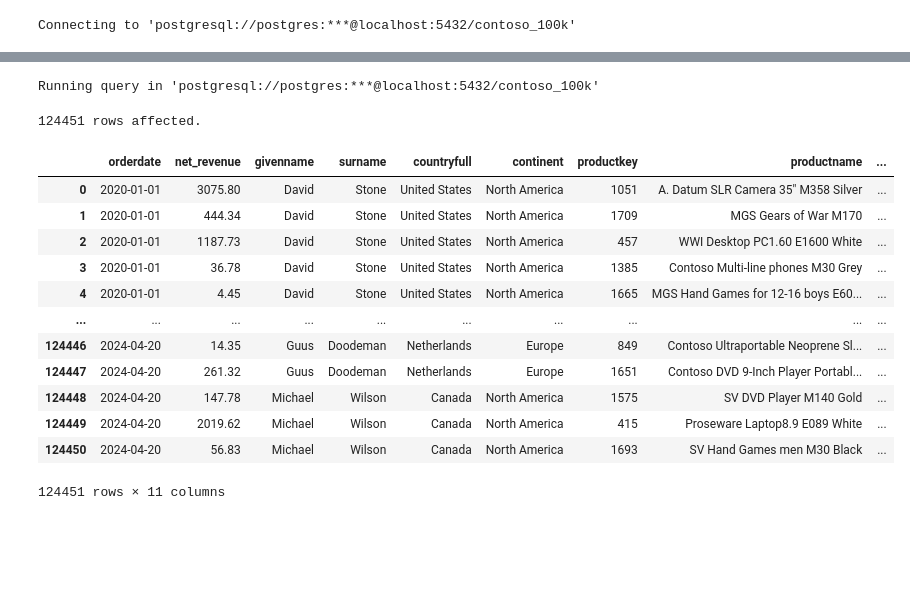
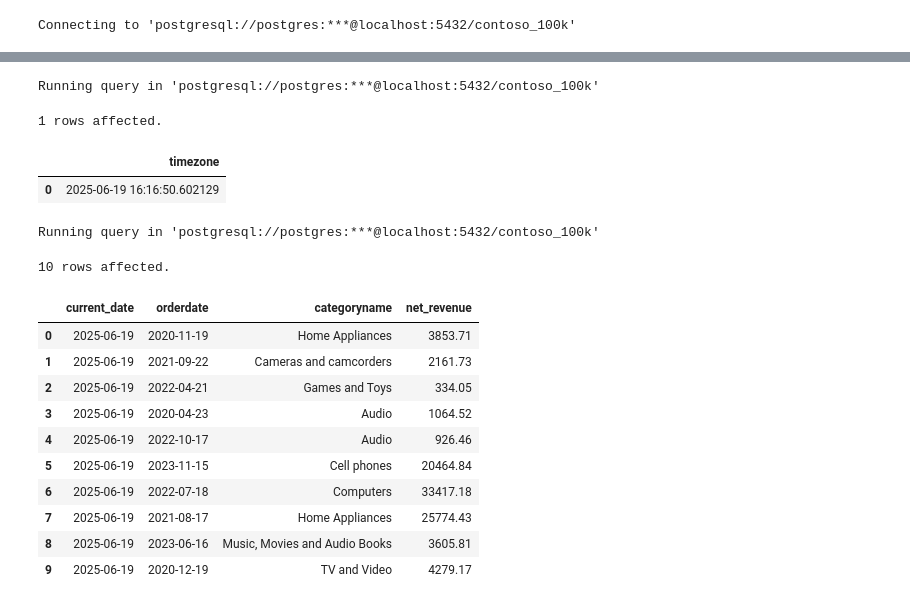
Before and after one commit to maddy22001/.vscode, a Jupyter notebook: Resources/Blank_SQL_Notebook.ipynb, the cells around one changed output, grey strips where cells are left out. Cells and saved outputs as stored; diff of their text form; code cells hidden in the pictures; blank space fills up the shorter version.

```diff
--- a/Resources/Blank_SQL_Notebook.ipynb
+++ b/Resources/Blank_SQL_Notebook.ipynb
@@ -58,37 +234,42 @@ Connecting to 'postgresql://postgres:***@localhost:5432/contoso_100k'
+# %%
+%%sql
+
+SELECT NOW() AT TIME ZONE 'Asia/Kolkata';
+# %% [output]
+Running query in 'postgresql://postgres:***@localhost:5432/contoso_100k'
+1 rows affected.
+|  | timezone |
+| 0 | 2025-06-19 16:16:50.602129 |
 # %%
 %%sql
 
 SELECT
+  CURRENT_DATE,
   s.orderdate,
-  s.quantity * s.netprice * s.exchangerate AS net_revenue,
-  c.givenname,
-  c.surname,
-  c.countryfull,
-  c.continent,
-  p.productkey,
-  p.productname,
   p.categoryname,
-  p.subcategoryname,
-  CASE WHEN s.quantity * s.netprice * s.exchangerate >1000 THEN 'HIGH' ELSE 'LOW' END AS high_low
-FROM sales s
-LEFT JOIN customer c ON s.customerkey = c.customerkey
+  SUM(s.quantity * s.netprice * s.exchangerate) AS net_revenue
+
+FROM
+  sales s
 LEFT JOIN product p ON s.productkey = p.productkey
+WHERE
+  EXTRACT(YEAR FROM orderdate) >= EXTRACT(YEAR FROM CURRENT_DATE)-5
+GROUP BY
+  s.orderdate,
+  p.categoryname
 
-WHERE
-  orderdate::date >= '2020-01-01'
+LIMIT 10
 # %% [output]
 Running query in 'postgresql://postgres:***@localhost:5432/contoso_100k'
-124451 rows affected.
+10 rows affected.
-|  | orderdate | net_revenue | givenname | surname | countryfull | continent | productkey | productname | ... |
-| 0 | 2020-01-01 | 3075.80 | David | Stone | United States | North America | 1051 | A. Datum SLR Camera 35" M358 Silver | ... |
-| 1 | 2020-01-01 | 444.34 | David | Stone | United States | North America | 1709 | MGS Gears of War M170 | ... |
-| 2 | 2020-01-01 | 1187.73 | David | Stone | United States | North America | 457 | WWI Desktop PC1.60 E1600 White | ... |
-| 3 | 2020-01-01 | 36.78 | David | Stone | United States | North America | 1385 | Contoso Multi-line phones M30 Grey | ... |
-| 4 | 2020-01-01 | 4.45 | David | Stone | United States | North America | 1665 | MGS Hand Games for 12-16 boys E60... | ... |
-| ... | ... | ... | ... | ... | ... | ... | ... | ... | ... |
-| 124446 | 2024-04-20 | 14.35 | Guus | Doodeman | Netherlands | Europe | 849 | Contoso Ultraportable Neoprene Sl... | ... |
-| 124447 | 2024-04-20 | 261.32 | Guus | Doodeman | Netherlands | Europe | 1651 | Contoso DVD 9-Inch Player Portabl... | ... |
-| 124448 | 2024-04-20 | 147.78 | Michael | Wilson | Canada | North America | 1575 | SV DVD Player M140 Gold | ... |
-| 124449 | 2024-04-20 | 2019.62 | Michael | Wilson | Canada | North America | 415 | Proseware Laptop8.9 E089 White | ... |
-| 124450 | 2024-04-20 | 56.83 | Michael | Wilson | Canada | North America | 1693 | SV Hand Games men M30 Black | ... |
+|  | current_date | orderdate | categoryname | net_revenue |
+| 0 | 2025-06-19 | 2020-11-19 | Home Appliances | 3853.71 |
+| 1 | 2025-06-19 | 2021-09-22 | Cameras and camcorders | 2161.73 |
+| 2 | 2025-06-19 | 2022-04-21 | Games and Toys | 334.05 |
+| 3 | 2025-06-19 | 2020-04-23 | Audio | 1064.52 |
+| 4 | 2025-06-19 | 2022-10-17 | Audio | 926.46 |
+| 5 | 2025-06-19 | 2023-11-15 | Cell phones | 20464.84 |
+| 6 | 2025-06-19 | 2022-07-18 | Computers | 33417.18 |
+| 7 | 2025-06-19 | 2021-08-17 | Home Appliances | 25774.43 |
+| 8 | 2025-06-19 | 2023-06-16 | Music, Movies and Audio Books | 3605.81 |
+| 9 | 2025-06-19 | 2020-12-19 | TV and Video | 4279.17 |
-124451 rows × 11 columns
```
Also changed, not shown: parts of 11 cells of this notebook.
